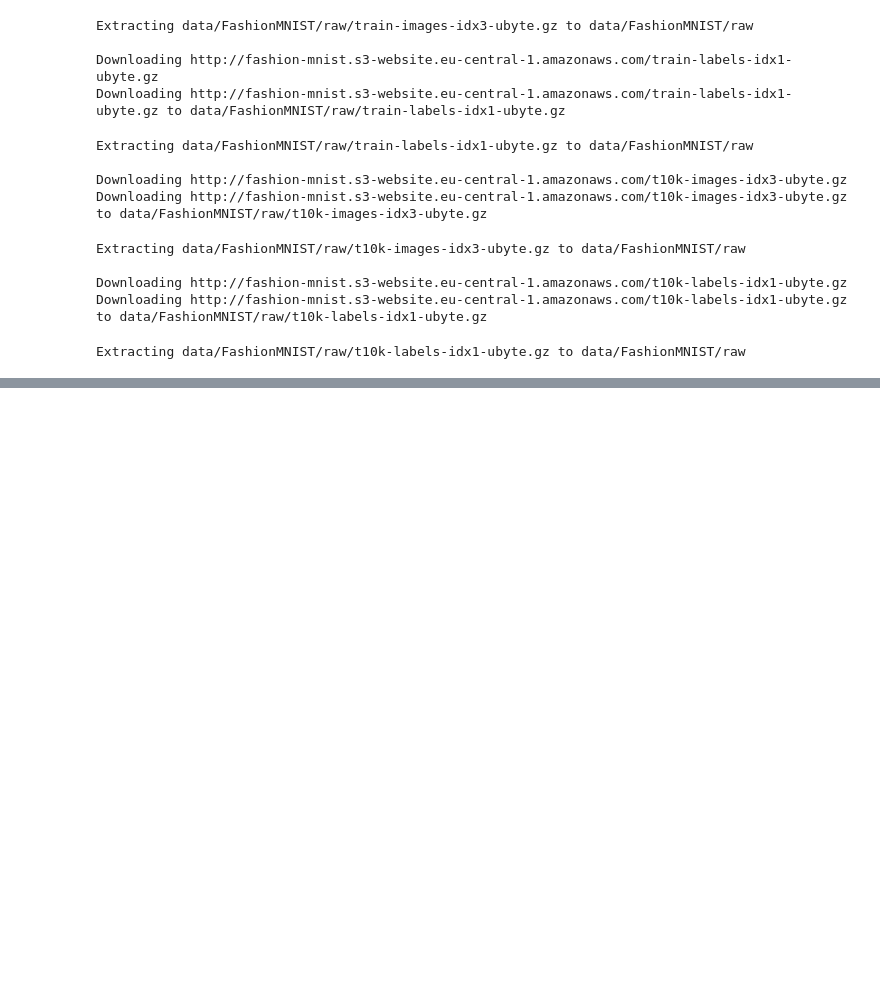
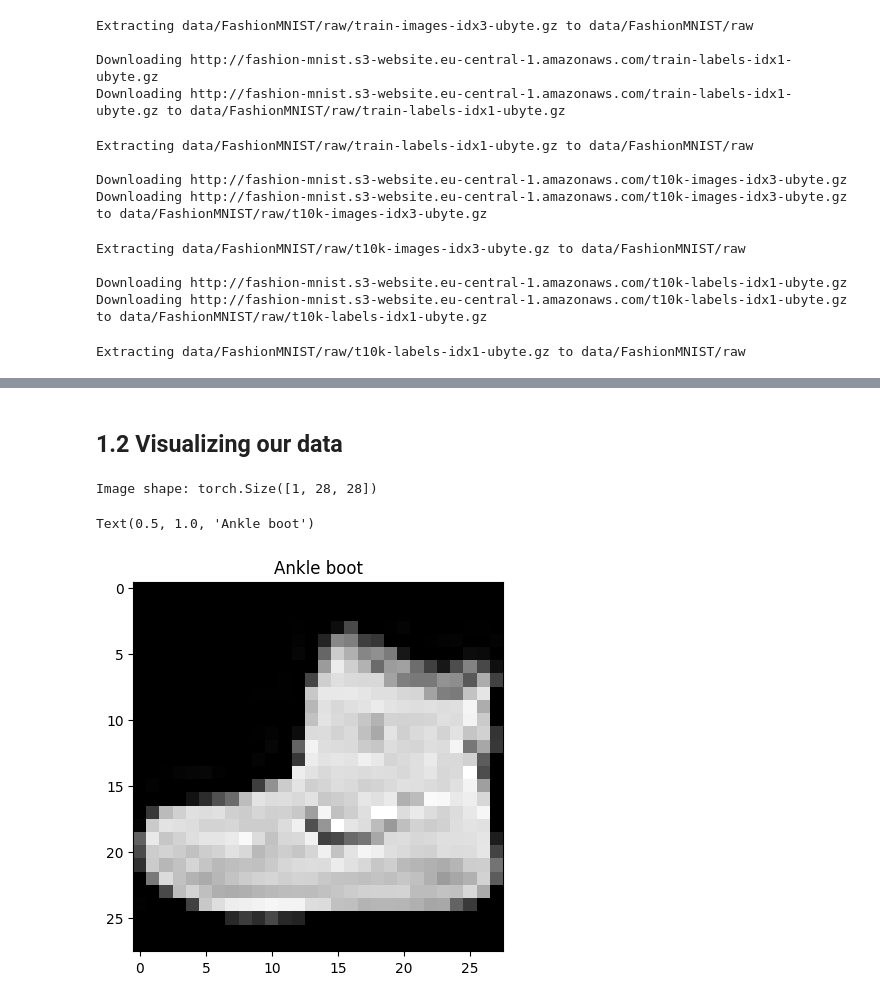
Before and after one commit to SiddheshDaphane/FashionMNIST-CNN, a Jupyter notebook: FashionMNIST_model.ipynb, the cells around one changed output, grey strips where cells are left out. Saved outputs shown, nothing was run; the diff lists cells and outputs as text; code cells hidden in the pictures; blank space fills up the shorter version.

```diff
--- a/FashionMNIST_model.ipynb
+++ b/FashionMNIST_model.ipynb
@@ -80,0 +130,4 @@ Extracting data/FashionMNIST/raw/t10k-labels-idx1-ubyte.gz to data/FashionMNIST/
+# %%
+# Set classes
+class_names = train_data.classes
+class_names, len(class_names)
@@ -80,0 +146,11 @@ Extracting data/FashionMNIST/raw/t10k-labels-idx1-ubyte.gz to data/FashionMNIST/
+# %% [markdown]
+## 1.2 Visualizing our data
+# %%
+img, label = train_data[0]
+print(f"Image shape: {img.shape}")
+plt.imshow(img.squeeze(), cmap="gray")
+plt.title(class_names[label])
+# %% [output]
+Image shape: torch.Size([1, 28, 28])
+Text(0.5, 1.0, 'Ankle boot')
+[figure, added]
```
Also changed, not shown: parts of 7 cells of this notebook.
